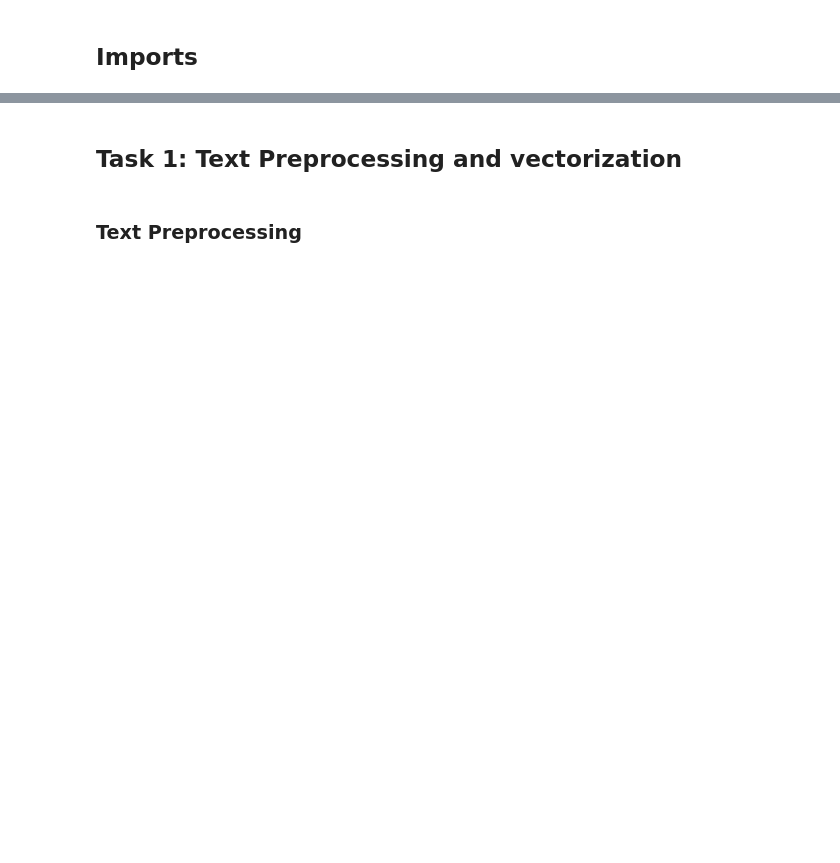
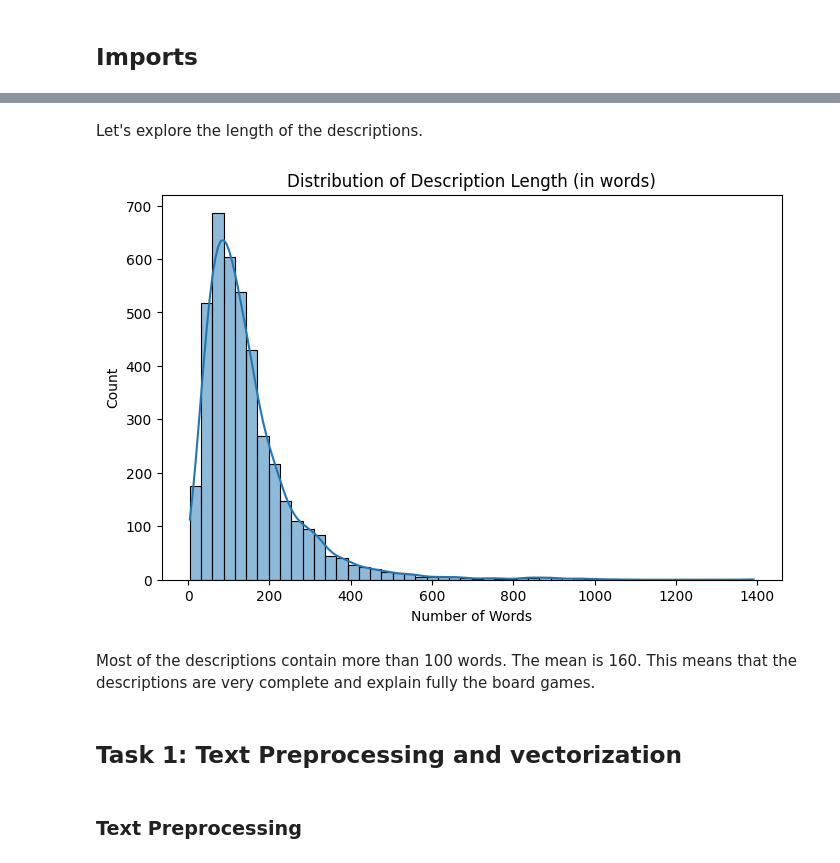
Before and after one commit to alexgaarciia/MLApps_BoardGames, a Jupyter notebook: mlapps_final_project.ipynb, the cells around one changed output, grey strips where cells are left out. Drawn from its saved outputs; the diff is of its cells as text; code cells hidden in the pictures; blank space fills up the shorter version.

```diff
--- a/mlapps_final_project.ipynb
+++ b/mlapps_final_project.ipynb
@@ -61,3 +268,18 @@ games.head()
+# %% [markdown]
+Let's explore the length of the descriptions.
+# %%
+# Description length analysis
+games['description_length'] = games['description'].apply(lambda x: len(str(x).split()))
+plt.figure(figsize=(8, 5))
+sns.histplot(games['description_length'], bins=50, kde=True)
+plt.title("Distribution of Description Length (in words)")
+plt.xlabel("Number of Words")
+plt.ylabel("Count")
+plt.show()
+# %% [output]
+[figure, added]
+# %% [markdown]
+Most of the descriptions contain more than 100 words. The mean is 160. This means that the descriptions are very complete and explain fully the board games.
 # %% [markdown]
 ## Task 1: Text Preprocessing and vectorization
 # %% [markdown]
```
Also changed, not shown: parts of 170 cells of this notebook, 4 other files.
